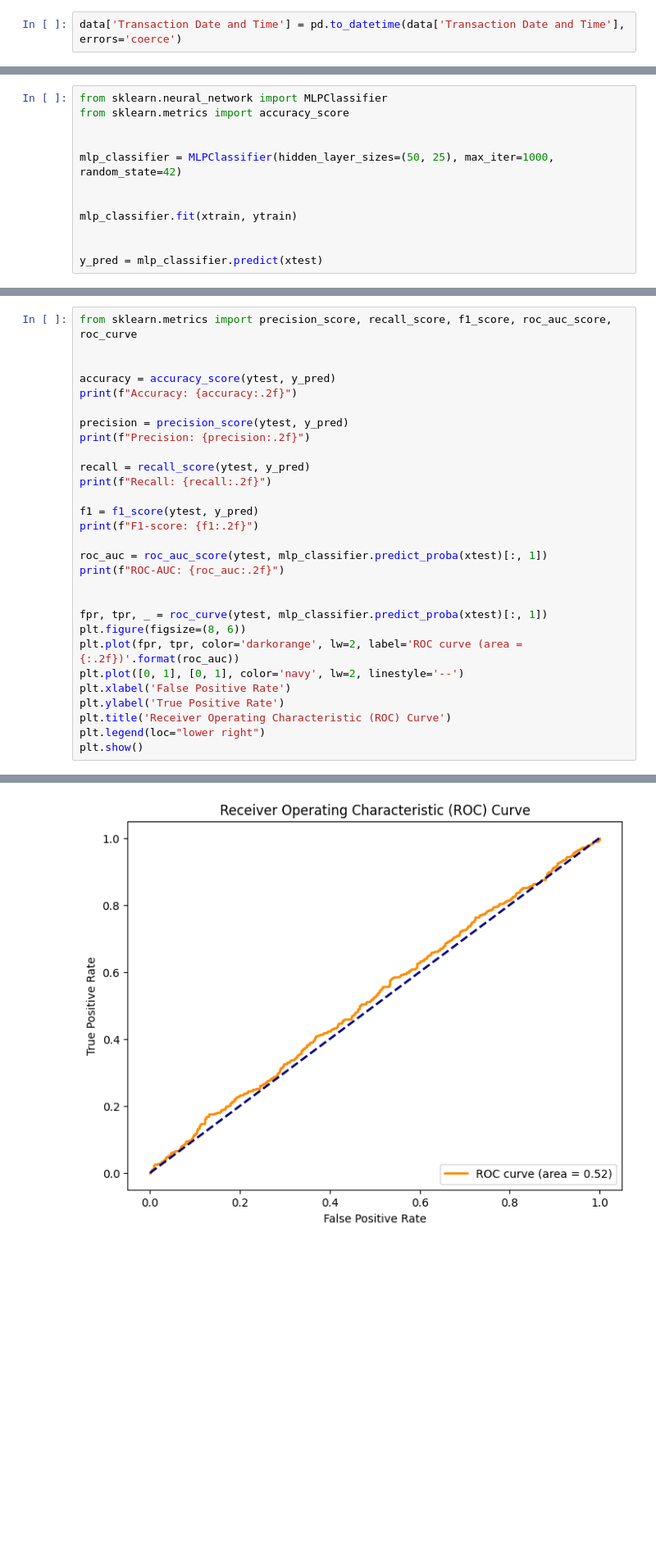
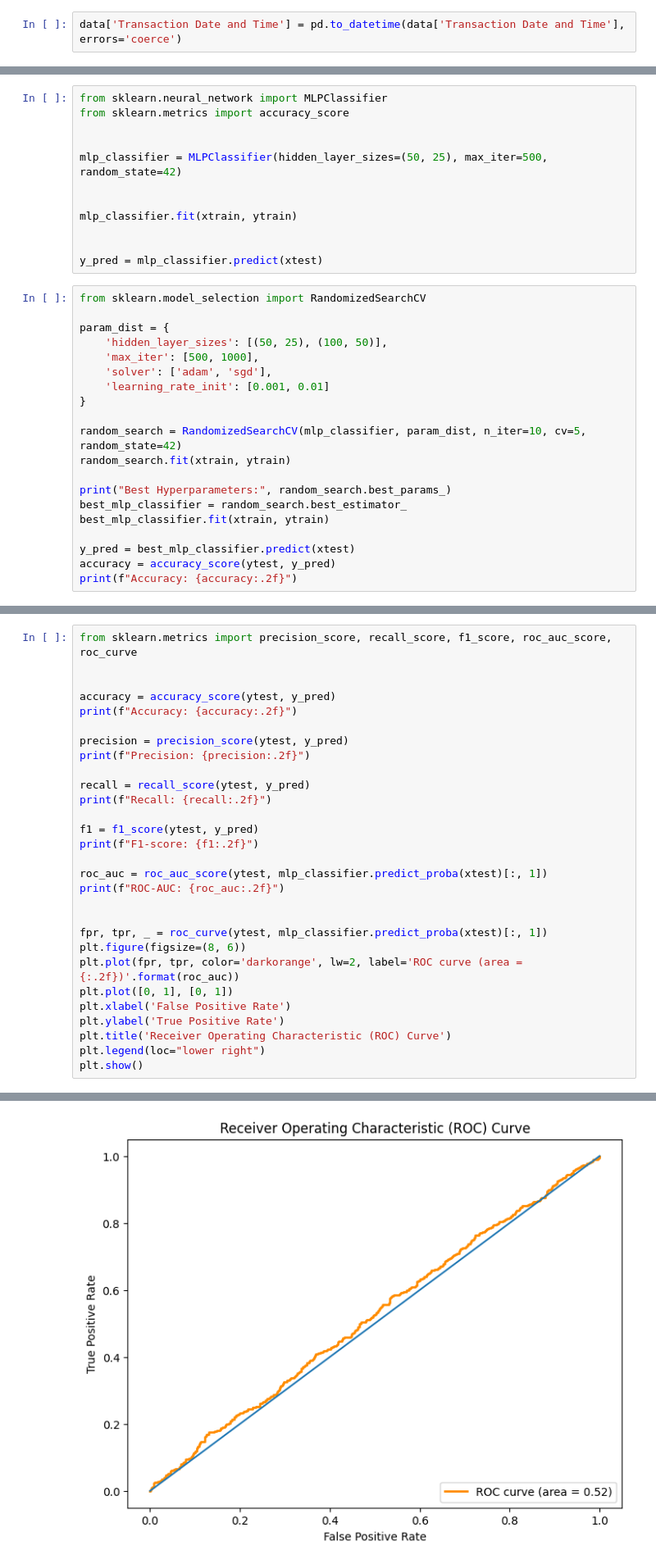
Before and after one commit to szm7/DL, a Jupyter notebook: 2348551_LAB2.ipynb, the cells around one changed output, grey strips where cells are left out. Shown at 82% size. Saved outputs shown, nothing was run; the diff lists cells and outputs as text; blank space fills up the shorter version.

```diff
--- a/2348551_LAB2.ipynb
+++ b/2348551_LAB2.ipynb
@@ -176,10 +176,30 @@ from sklearn.neural_network import MLPClassifier
 from sklearn.metrics import accuracy_score
 
 
-mlp_classifier = MLPClassifier(hidden_layer_sizes=(50, 25), max_iter=1000, random_state=42)
+mlp_classifier = MLPClassifier(hidden_layer_sizes=(50, 25), max_iter=500, random_state=42)
 
 
 mlp_classifier.fit(xtrain, ytrain)
 
 
 y_pred = mlp_classifier.predict(xtest)
+# %%
+from sklearn.model_selection import RandomizedSearchCV
+
+param_dist = {
+    'hidden_layer_sizes': [(50, 25), (100, 50)],
+    'max_iter': [500, 1000],
+    'solver': ['adam', 'sgd'],
+    'learning_rate_init': [0.001, 0.01]
+}
+
+random_search = RandomizedSearchCV(mlp_classifier, param_dist, n_iter=10, cv=5, random_state=42)
+random_search.fit(xtrain, ytrain)
+
+print("Best Hyperparameters:", random_search.best_params_)
+best_mlp_classifier = random_search.best_estimator_
+best_mlp_classifier.fit(xtrain, ytrain)
+
+y_pred = best_mlp_classifier.predict(xtest)
+accuracy = accuracy_score(ytest, y_pred)
+print(f"Accuracy: {accuracy:.2f}")
@@ -190,32 +213,32 @@ from sklearn.metrics import precision_score, recall_score, f1_score, roc_auc_sco
 accuracy = accuracy_score(ytest, y_pred)
 print(f"Accuracy: {accuracy:.2f}")
 
 precision = precision_score(ytest, y_pred)
 print(f"Precision: {precision:.2f}")
 
 recall = recall_score(ytest, y_pred)
 print(f"Recall: {recall:.2f}")
 
 f1 = f1_score(ytest, y_pred)
 print(f"F1-score: {f1:.2f}")
 
 roc_auc = roc_auc_score(ytest, mlp_classifier.predict_proba(xtest)[:, 1])
 print(f"ROC-AUC: {roc_auc:.2f}")
 
 
 fpr, tpr, _ = roc_curve(ytest, mlp_classifier.predict_proba(xtest)[:, 1])
 plt.figure(figsize=(8, 6))
 plt.plot(fpr, tpr, color='darkorange', lw=2, label='ROC curve (area = {:.2f})'.format(roc_auc))
-plt.plot([0, 1], [0, 1], color='navy', lw=2, linestyle='--')
+plt.plot([0, 1], [0, 1])
 plt.xlabel('False Positive Rate')
 plt.ylabel('True Positive Rate')
 plt.title('Receiver Operating Characteristic (ROC) Curve')
 plt.legend(loc="lower right")
 plt.show()
 # %% [output]
 Accuracy: 0.51
 Precision: 0.52
 Recall: 0.56
 F1-score: 0.54
 ROC-AUC: 0.52
-[figure, old version]
+[figure, new version]
```
Also changed, not shown: parts of 6 cells of this notebook, 2 other files.
